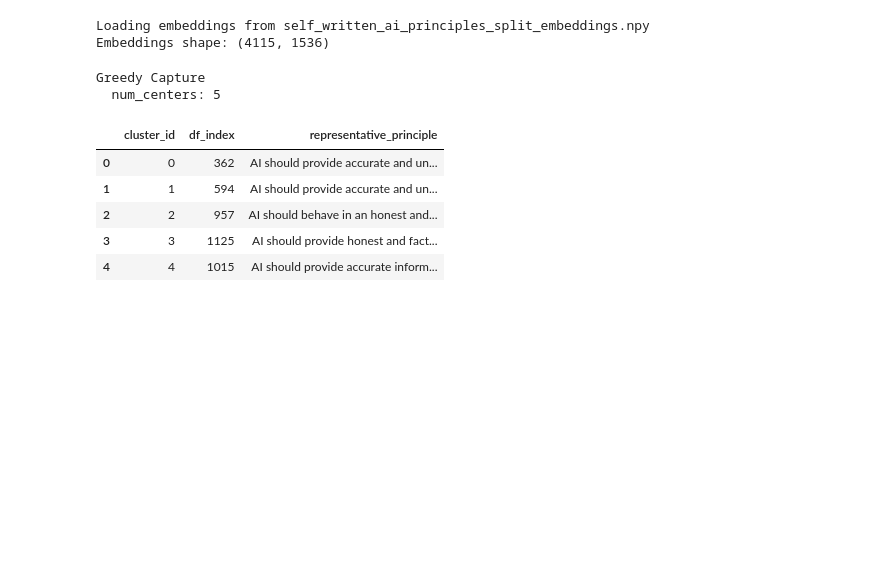
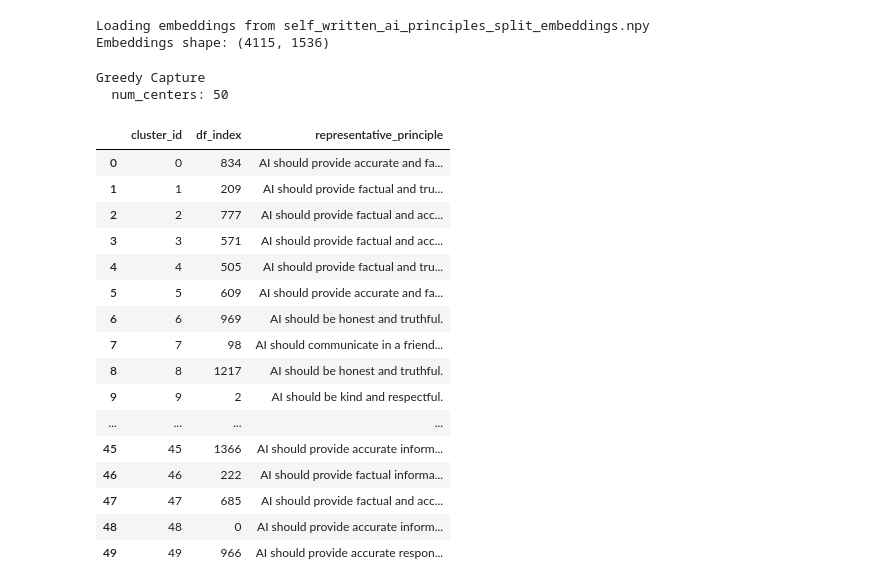
Before and after one commit to hbbell333/GCAI, a Jupyter notebook: FairClustering/fair_clustering_self_written_principles.ipynb, the cells around one changed output. Saved outputs shown, nothing was run; the diff lists cells and outputs as text; code cells hidden in the pictures; blank space fills up the shorter version.

```diff
--- a/FairClustering/fair_clustering_self_written_principles.ipynb
+++ b/FairClustering/fair_clustering_self_written_principles.ipynb
@@ -181,15 +181,15 @@ def greedy_capture_fair_clustering(points, k):
 
     return open_centers, labels, dist
 # %%
-k = 5
+clusters = 50
 
-center_idx_gc, labels_gc, dist_gc = greedy_capture_fair_clustering(X, k)
+center_idx_gc, labels_gc, dist_gc = greedy_capture_fair_clustering(X, clusters)
 
 print("Greedy Capture")
 print("  num_centers:", len(center_idx_gc))
 # %% [output]
 Greedy Capture
-  num_centers: 5
+  num_centers: 50
 # %%
 center_embed_indices_gc = center_idx_gc
 
@@ -208,39 +208,50 @@ for cluster_id, center_embed_idx in enumerate(center_embed_indices_gc):
     principles = [self_written_ai_principles[i] for i in cluster_embed_indices]
 
     # representative principle (center) text
     representative_principle = self_written_ai_principles[center_embed_idx]
 
     clusters_output.append(
         {
             "cluster_id": int(cluster_id),
             "center_embed_index": int(center_embed_idx),
             "center_df_index": int(center_df_idx),
             "representative_principle": representative_principle,
             "principles": principles,
         }
     )
 rep_principles_gc = [self_written_ai_principles[i] for i in center_embed_indices_gc]
 
 cluster_reps_gc = pd.DataFrame({
     "cluster_id": np.arange(len(center_embed_indices_gc)),
     "df_index": center_df_indices_gc,
     "representative_principle": rep_principles_gc,
 })
 
 cluster_reps_gc.to_json(
-    "cluster_representatives_greedy_capture.json",
+    f"cluster_representatives_greedy_capture_k={clusters}.json",
     orient="records",
     force_ascii=False
 )
 
 cluster_reps_gc
 # %% [output]
 |  | cluster_id | df_index | representative_principle |
-| 0 | 0 | 362 | AI should provide accurate and un... |
-| 1 | 1 | 594 | AI should provide accurate and un... |
-| 2 | 2 | 957 | AI should behave in an honest and... |
-| 3 | 3 | 1125 | AI should provide honest and fact... |
-| 4 | 4 | 1015 | AI should provide accurate inform... |
+| 0 | 0 | 834 | AI should provide accurate and fa... |
+| 1 | 1 | 209 | AI should provide factual and tru... |
+| 2 | 2 | 777 | AI should provide factual and acc... |
+| 3 | 3 | 571 | AI should provide factual and acc... |
+| 4 | 4 | 505 | AI should provide factual and tru... |
+| 5 | 5 | 609 | AI should provide accurate and fa... |
+| 6 | 6 | 969 | AI should be honest and truthful. |
+| 7 | 7 | 98 | AI should communicate in a friend... |
+| 8 | 8 | 1217 | AI should be honest and truthful. |
+| 9 | 9 | 2 | AI should be kind and respectful. |
+| ... | ... | ... | ... |
+| 45 | 45 | 1366 | AI should provide accurate inform... |
+| 46 | 46 | 222 | AI should provide factual informa... |
+| 47 | 47 | 685 | AI should provide factual and acc... |
+| 48 | 48 | 0 | AI should provide accurate inform... |
+| 49 | 49 | 966 | AI should provide accurate respon... |
 # %%
 clusters_output = []
 
```
Also changed, not shown: parts of 3 cells of this notebook, 4 other files.
